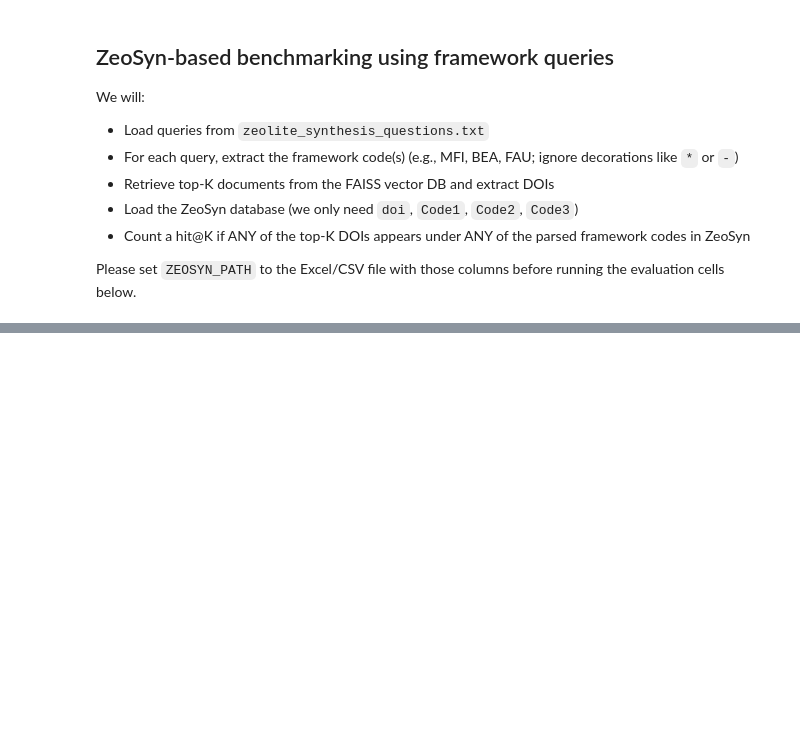
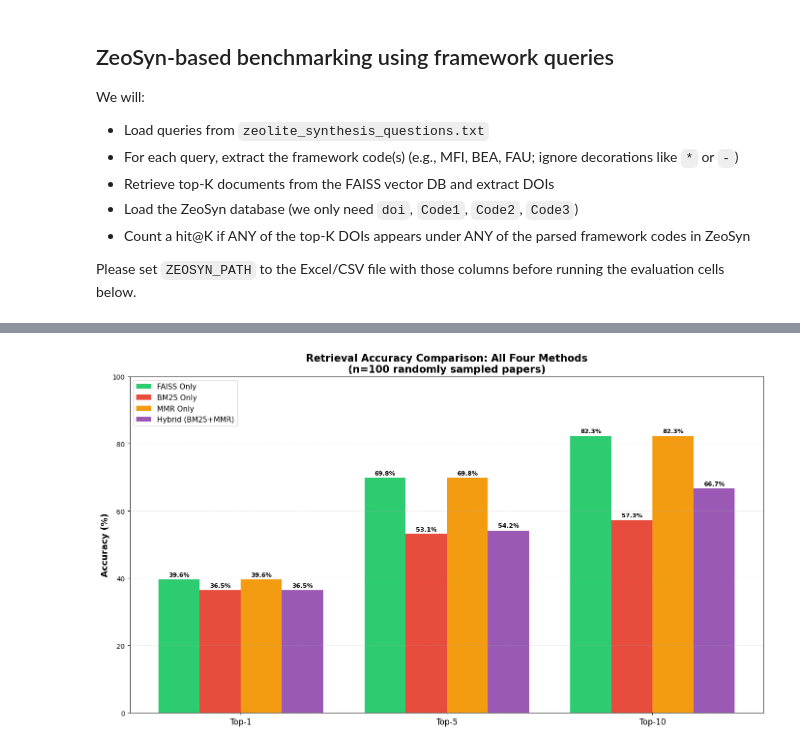
Before and after one commit to mrigi-munjal/zeoRAG, a Jupyter notebook: Mrigi 21 Benchmarking for retreival quality with ZeoSyn.ipynb, the cells around one changed output, grey strips where cells are left out. Saved outputs shown, nothing was run; the diff lists cells and outputs as text; code cells hidden in the pictures; blank space fills up the shorter version.

```diff
--- a/Mrigi 21 Benchmarking for retreival quality with ZeoSyn.ipynb
+++ b/Mrigi 21 Benchmarking for retreival quality with ZeoSyn.ipynb
@@ -603,0 +1073,41 @@ plt.show()
+# %%
+# Grouped bar chart comparing all methods side-by-side
+import matplotlib.pyplot as plt
+import numpy as np
+
+fig, ax = plt.subplots(figsize=(14, 8))
+
+metrics = ['Top-1', 'Top-5', 'Top-10']
+x = np.arange(len(metrics))
+width = 0.2  # Width of each bar
+
+faiss_values = [accuracy_results['top_1'], accuracy_results['top_5'], accuracy_results['top_10']]
+bm25_values = [bm25_accuracy_results['top_1'], bm25_accuracy_results['top_5'], bm25_accuracy_results['top_10']]
+mmr_values = [mmr_accuracy_results['top_1'], mmr_accuracy_results['top_5'], mmr_accuracy_results['top_10']]
+hybrid_values = [hybrid_accuracy_results['top_1'], hybrid_accuracy_results['top_5'], hybrid_accuracy_results['top_10']]
+
+bars1 = ax.bar(x - 1.5*width, faiss_values, width, label='FAISS Only', color='#2ecc71')
+bars2 = ax.bar(x - 0.5*width, bm25_values, width, label='BM25 Only', color='#e74c3c')
+bars3 = ax.bar(x + 0.5*width, mmr_values, width, label='MMR Only', color='#f39c12')
+bars4 = ax.bar(x + 1.5*width, hybrid_values, width, label='Hybrid (BM25+MMR)', color='#9b59b6')
+
+ax.set_ylabel('Accuracy (%)', fontsize=13, fontweight='bold')
+ax.set_title(f'Retrieval Accuracy Comparison: All Four Methods\n(n={len(enriched_records)} randomly sampled papers)',
+             fontsize=15, fontweight='bold')
+ax.set_xticks(x)
+ax.set_xticklabels(metrics, fontsize=12)
+ax.legend(fontsize=11, loc='upper left')
+ax.set_ylim(0, 100)
+ax.grid(axis='y', alpha=0.3, linestyle='--')
+
+# Add value labels on bars
+for bars in [bars1, bars2, bars3, bars4]:
+    for bar in bars:
+        height = bar.get_height()
+        ax.text(bar.get_x() + bar.get_width()/2., height + 0.5,
+                f'{height:.1f}%', ha='center', va='bottom', fontsize=9, fontweight='bold')
+
+plt.tight_layout()
+plt.show()
+# %% [output]
+[figure, added]
```
Also changed, not shown: parts of 30 cells of this notebook, 2 other files.
